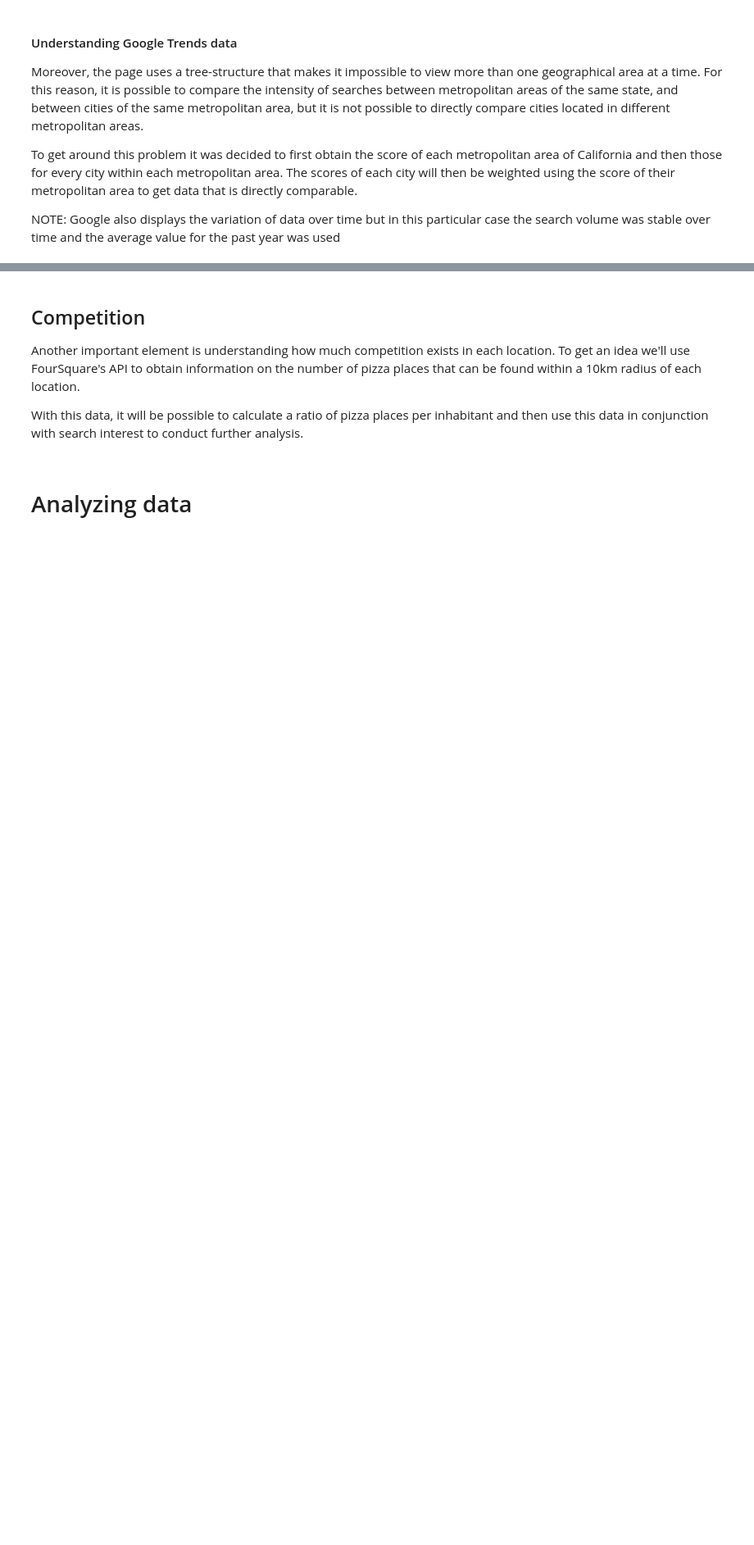
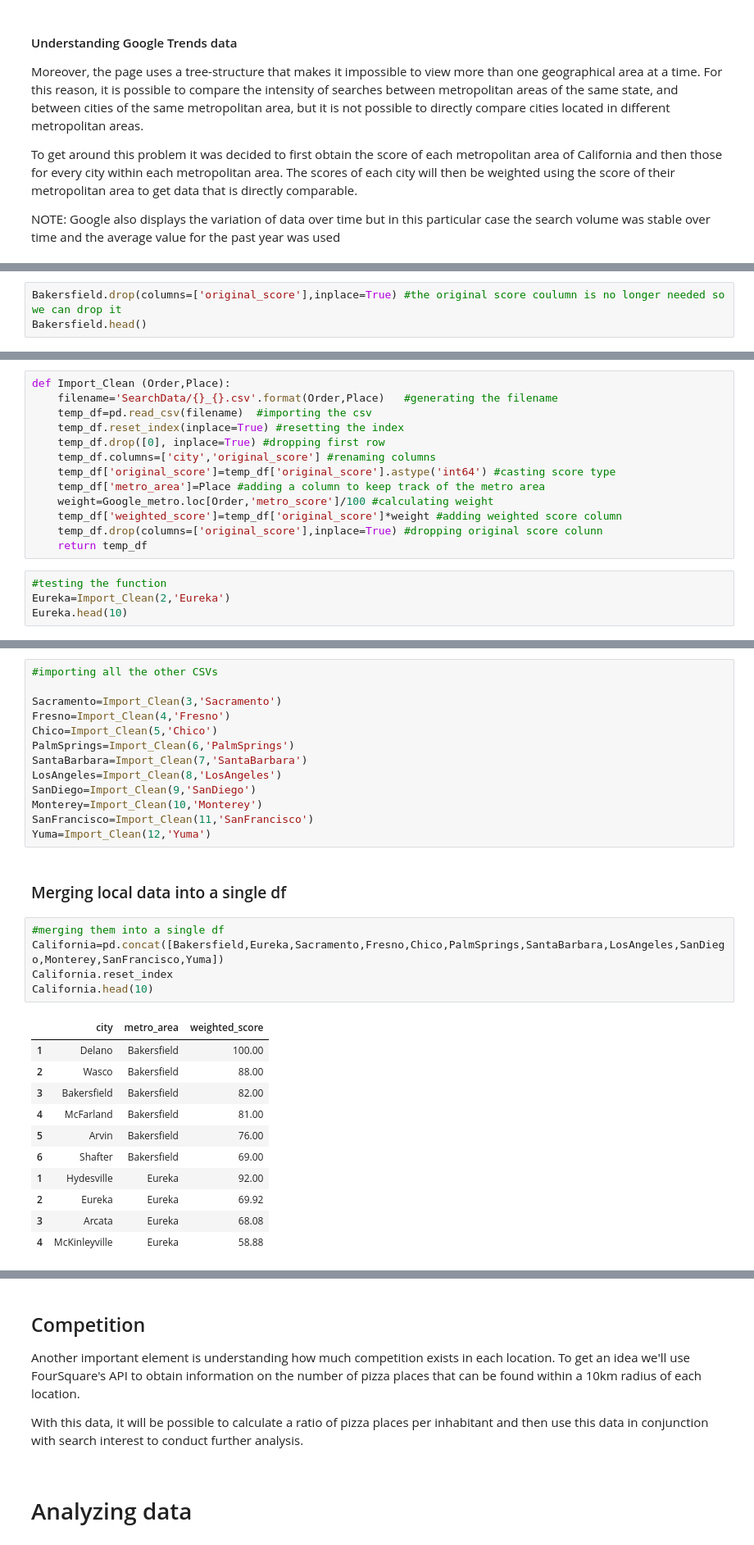
Before and after one commit to marcoserusi/The_best_place_for_a_pizza_place-an_IBM-Coursera_Data_Science_Capstone, a Jupyter notebook: TheBestPlaceForPizza.ipynb, the cells around one changed output, grey strips where cells are left out. Shown: that part at 82% size. Saved outputs shown, nothing was run; the diff lists cells and outputs as text; blank space fills up the shorter version.

Commit message:
Added search and pouplation data

```diff
--- a/TheBestPlaceForPizza.ipynb
+++ b/TheBestPlaceForPizza.ipynb
@@ -48,0 +239,3 @@ add
+# %%
+Bakersfield.drop(columns=['original_score'],inplace=True) #the original score coulumn is no longer needed so we can drop it
+Bakersfield.head()
@@ -48,0 +252,17 @@ add
+# %%
+def Import_Clean (Order,Place):
+    filename='SearchData/{}_{}.csv'.format(Order,Place)   #generating the filename
+    temp_df=pd.read_csv(filename)  #importing the csv
+    temp_df.reset_index(inplace=True) #resetting the index
+    temp_df.drop([0], inplace=True) #dropping first row
+    temp_df.columns=['city','original_score'] #renaming columns
+    temp_df['original_score']=temp_df['original_score'].astype('int64') #casting score type
+    temp_df['metro_area']=Place #adding a column to keep track of the metro area
+    weight=Google_metro.loc[Order,'metro_score']/100 #calculating weight
+    temp_df['weighted_score']=temp_df['original_score']*weight #adding weighted score column
+    temp_df.drop(columns=['original_score'],inplace=True) #dropping original score colunn
+    return temp_df
+# %%
+#testing the function
+Eureka=Import_Clean(2,'Eureka')
+Eureka.head(10)
@@ -48,0 +275,32 @@ add
+# %%
+#importing all the other CSVs
+
+Sacramento=Import_Clean(3,'Sacramento')
+Fresno=Import_Clean(4,'Fresno')
+Chico=Import_Clean(5,'Chico')
+PalmSprings=Import_Clean(6,'PalmSprings')
+SantaBarbara=Import_Clean(7,'SantaBarbara')
+LosAngeles=Import_Clean(8,'LosAngeles')
+SanDiego=Import_Clean(9,'SanDiego')
+Monterey=Import_Clean(10,'Monterey')
+SanFrancisco=Import_Clean(11,'SanFrancisco')
+Yuma=Import_Clean(12,'Yuma')
+# %% [markdown]
+<h3> Merging local data into a single df </h3>
+# %%
+#merging them into a single df
+California=pd.concat([Bakersfield,Eureka,Sacramento,Fresno,Chico,PalmSprings,SantaBarbara,LosAngeles,SanDiego,Monterey,SanFrancisco,Yuma])
+California.reset_index
+California.head(10)
+# %% [output]
+|  | city | metro_area | weighted_score |
+| 1 | Delano | Bakersfield | 100.00 |
+| 2 | Wasco | Bakersfield | 88.00 |
+| 3 | Bakersfield | Bakersfield | 82.00 |
+| 4 | McFarland | Bakersfield | 81.00 |
+| 5 | Arvin | Bakersfield | 76.00 |
+| 6 | Shafter | Bakersfield | 69.00 |
+| 1 | Hydesville | Eureka | 92.00 |
+| 2 | Eureka | Eureka | 69.92 |
+| 3 | Arcata | Eureka | 68.08 |
+| 4 | McKinleyville | Eureka | 58.88 |
```
Also changed, not shown: parts of 33 cells of this notebook, 15 other files.
